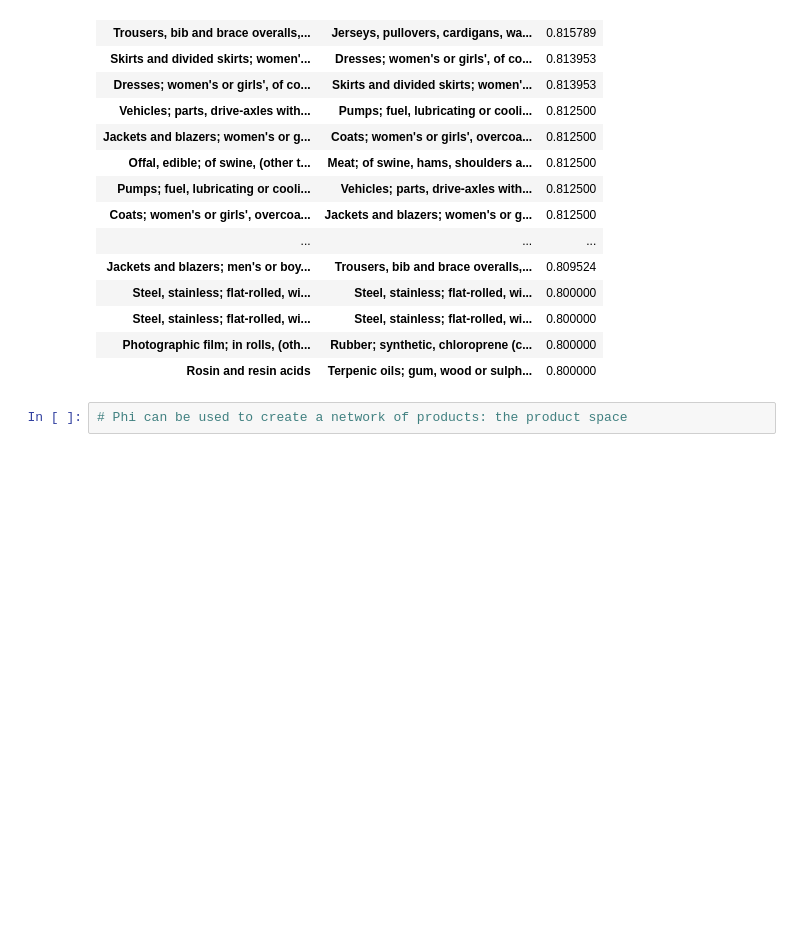
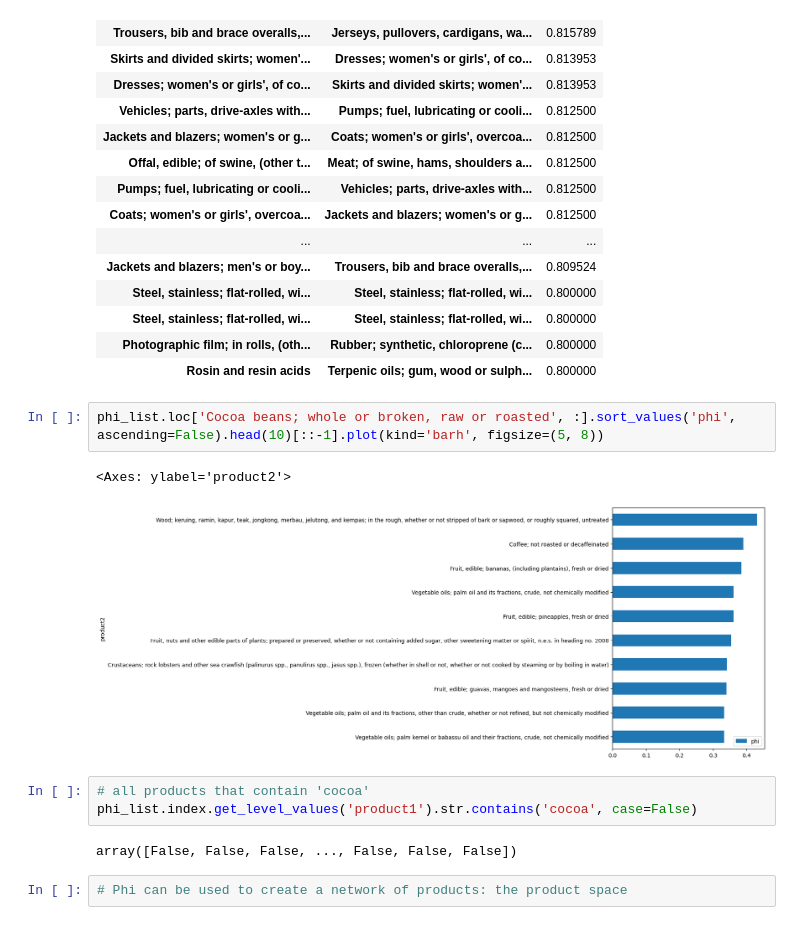
Before and after one commit to jorisbc/EEIST_complexity, a Jupyter notebook: EEIST_workshop_complexity answer sheet.ipynb, the cells around one changed output. Drawn from its saved outputs; the diff is of its cells as text; blank space fills up the shorter version.

```diff
--- a/EEIST_workshop_complexity answer sheet.ipynb
+++ b/EEIST_workshop_complexity answer sheet.ipynb
@@ -171,6 +171,16 @@ display(phi_list[75:100])
 | Steel, stainless; flat-rolled, wi... | Steel, stainless; flat-rolled, wi... | 0.800000 |
 | Photographic film; in rolls, (oth... | Rubber; synthetic, chloroprene (c... | 0.800000 |
 | Rosin and resin acids | Terpenic oils; gum, wood or sulph... | 0.800000 |
+# %%
+phi_list.loc['Cocoa beans; whole or broken, raw or roasted', :].sort_values('phi', ascending=False).head(10)[::-1].plot(kind='barh', figsize=(5, 8))
+# %% [output]
+<Axes: ylabel='product2'>
+[figure, added]
+# %%
+# all products that contain 'cocoa'
+phi_list.index.get_level_values('product1').str.contains('cocoa', case=False)
+# %% [output]
+array([False, False, False, ..., False, False, False])
 # %%
 # Phi can be used to create a network of products: the product space
 # %%
```
Also changed, not shown: parts of 1 cell of this notebook, 3 other files.
